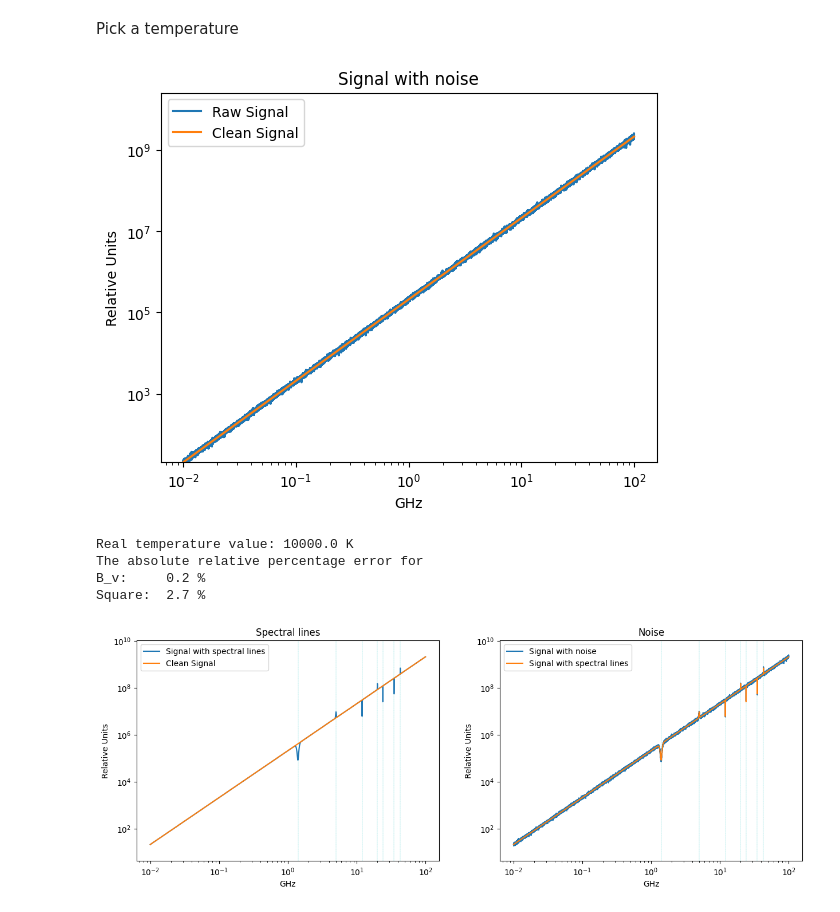
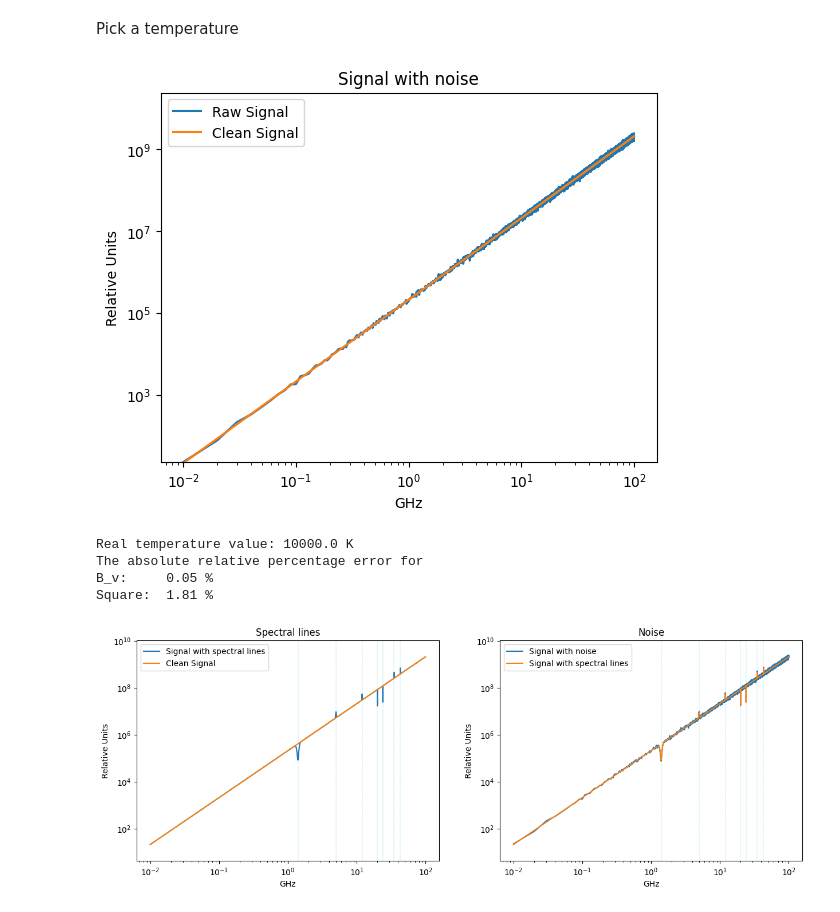
Before and after one commit to iliodis/ASTRO-BEAM, a Jupyter notebook: Task1-BlackbodyRadiationFitting/BlackbodyRadiationFitting.ipynb, the cells around one changed output. Saved outputs shown, nothing was run; the diff lists cells and outputs as text; code cells hidden in the pictures.

```diff
--- a/Task1-BlackbodyRadiationFitting/BlackbodyRadiationFitting.ipynb
+++ b/Task1-BlackbodyRadiationFitting/BlackbodyRadiationFitting.ipynb
@@ -272,34 +272,35 @@ T = 1e4   #K
 # %%
 import random
 
 X0 = 100
-X = np.geomspace(10e-3 , X0, 10000)
+X = np.linspace(10e-3, X0, 10000)
+# X = np.geomspace(10e-3 , X0, 10000)
 clean = Bv(X, T)
 
 # Trick for now
 noise = np.random.normal(0,0.3,len(clean))/4
 signal = clean + noise*clean
 raw = signal.copy()
 
 # meanSignal = signal.copy()
 # for i in range(0, len(noise)):
 #     meanSignal[i] = np.nanmedian(signal[i:i+5])
 
 # meanSignal = np.abs(meanSignal)
 
 plt.title("Signal with noise")
 plt.xlabel("GHz")
 plt.ylabel("Relative Units")
 plt.plot(X, signal, label = "Raw Signal")
 plt.plot(X, clean, label = "Clean Signal")
 # plt.plot(X, meanSignal, label = "Median")
 plt.legend()
 plt.yscale('log')
 plt.xscale('log')
 plt.ylim(signal[0], max(signal)*10)
 plt.show()
 # %% [output]
-[figure, old version]
+[figure, new version]
 # %%
 popt, pcov = optimize.curve_fit(Bv, X, signal)
 
@@ -318,8 +319,8 @@ if(quad):
 # %% [output]
 Real temperature value: 10000.0 K
 The absolute relative percentage error for
-B_v:     0.2 %
-Square:  2.7 %
+B_v:     0.05 %
+Square:  1.81 %
 # %%
 from scipy.stats import norm
 
@@ -372,7 +373,7 @@ ax[1].set_ylim(clean[0]/5, max(clean)*5)
 # plt.xlim(34.9, 35.1)
 plt.show()
 # %% [output]
-[figure, old version]
+[figure, new version]
 # %%
 from scipy.stats import norm
 
```
Also changed, not shown: parts of 12 cells of this notebook.
